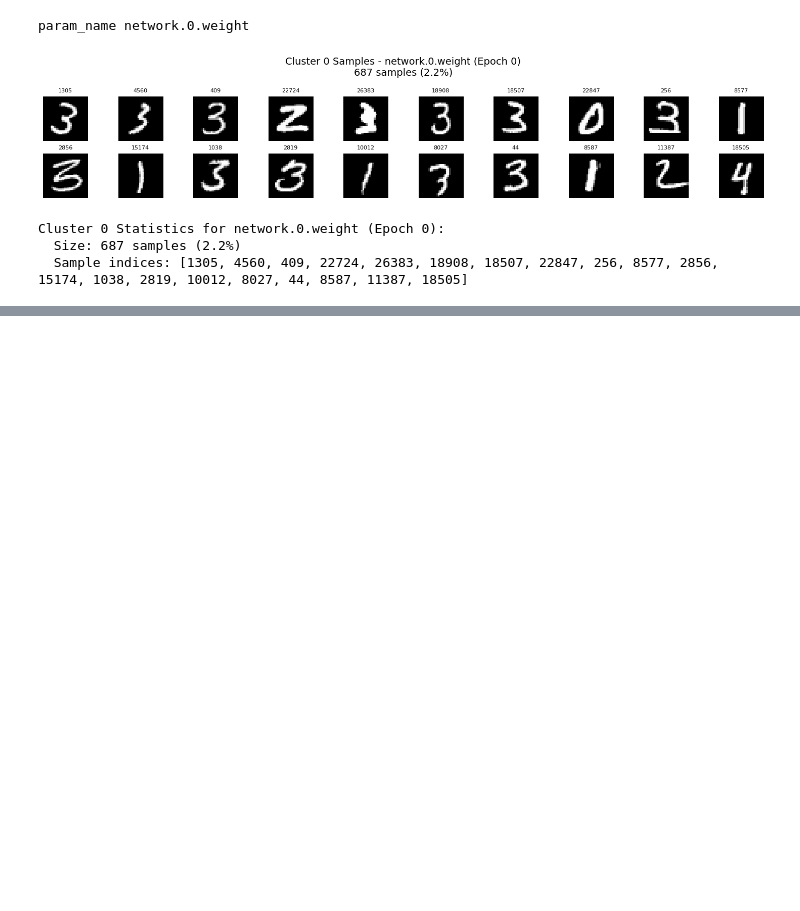
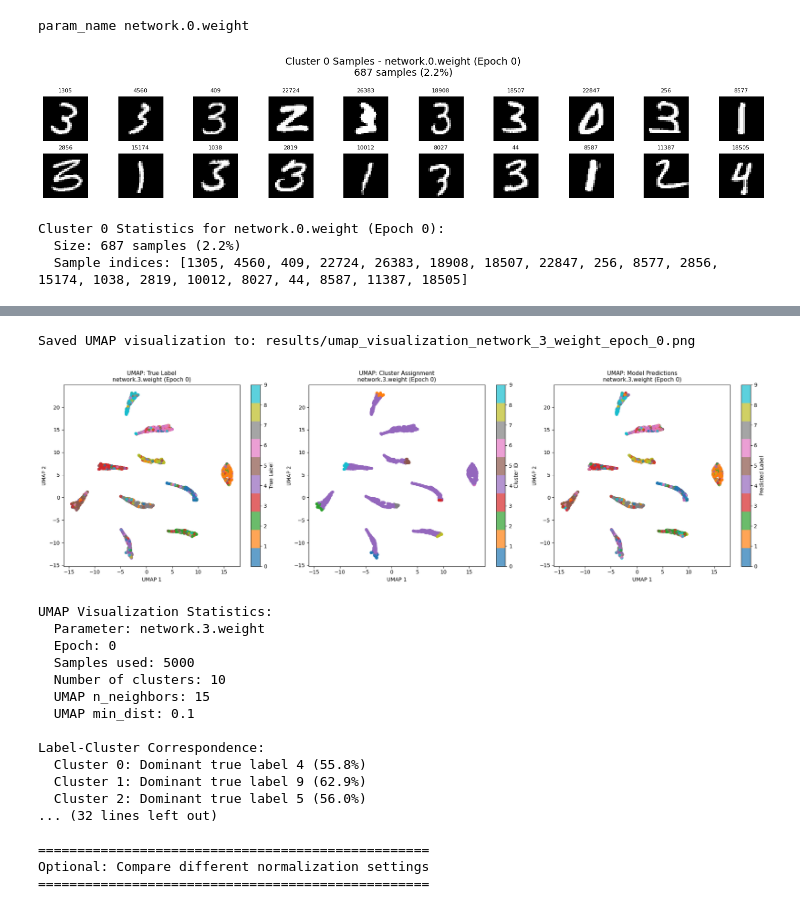
Before and after one commit to jacobcd52/shard_discovery, a Jupyter notebook: inspect_gradients.ipynb, the cells around one changed output, grey strips where cells are left out. Cells and saved outputs as stored; diff of their text form; code cells hidden in the pictures; blank space fills up the shorter version.

Commit message:
pacmap + umap

```diff
--- a/inspect_gradients.ipynb
+++ b/inspect_gradients.ipynb
@@ -230,3 +218,60 @@ Label-Cluster Correspondence:
   - Right: Points colored by model predictions
 
 Note: If true labels or predictions are missing, cluster labels will be used as fallback.
+# %%
+from cluster_visualization import visualize_umap_gradients
+from config import Config
+
+# Create UMAP visualization using the clustering results
+print("🎨 Creating UMAP Visualization")
+print("=" * 40)
+
+# Load config to check for digit filtering
+config = Config()
+
+# Use the same parameter and clustering results from previous cells
+print(f"Creating UMAP visualization for: {param_name}")
+print(f"Using clustering results with {clustering_results['n_clusters']} clusters")
+
+# UMAP visualization with filtering options
+# Filtering parameters (adjust these as needed)
+start_fraction = 0.8    # Start from 80% through training (skip early samples)
+end_fraction = 1.0      # Use samples up to 100% (end of training)
+min_grad_percentile = 0.5  # Only use samples with gradient norm >= 0.5th percentile
+
+print(f"UMAP filtering settings:")
+print(f"  Training position: {start_fraction:.1%} to {end_fraction:.1%}")
+print(f"  Gradient percentile: >= {min_grad_percentile:.1f}%")
+
+visualize_umap_gradients(
+    clustering_results=clustering_results,
+    param_name=param_name,
+    epoch=EPOCH_TO_LOAD,
+    data_dir=GRADIENTS_DIR,
+    n_samples=5000,          # Use 5000 samples for good performance
+    n_neighbors=15,          # UMAP parameter: number of neighbors (15 is default)
+    min_dist=0.1,            # UMAP parameter: minimum distance (0.1 is default)
+    random_state=42,         # For reproducibility
+    figsize=(20, 6),         # Wide figure to show all three plots
+    config=config,           # Pass config for filtering info
+    start_fraction=start_fraction,        # Filter by training position
+    end_fraction=end_fraction,            # Filter by training position
+    min_grad_percentile=min_grad_percentile,  # Filter by gradient norm
+    normalize_gradients=False  # Set to False to use original gradient magnitudes
+)
+
+print("\n✅ UMAP visualization completed!")
+print("The visualization shows:")
+print("  - Left: Points colored by true digit labels (original digits if filtered)")
+print("  - Middle: Points colored by k-means cluster assignments")
+print("  - Right: Points colored by model predictions")
+print("\nNote: UMAP parameters can be adjusted:")
+print("  - n_neighbors: Higher values preserve more global structure (try 5-50)")
+print("  - min_dist: Lower values create tighter clusters (try 0.001-0.5)")
+print("  - normalize_gradients:0 Set to False to preserve gradient magnitudes")
+
+# Optional: Compare different UMAP parameters
+print("\n" + "="*50)
+print("Optional: Compare different normalization settings")
+print("="*50)
+# %% [output]
@@ -232,0 +295,19 @@ Note: If true labels or predictions are missing, cluster labels will be used as
+Saved UMAP visualization to: results/umap_visualization_network_3_weight_epoch_0.png
+[figure, added]
+UMAP Visualization Statistics:
+  Parameter: network.3.weight
+  Epoch: 0
+  Samples used: 5000
+  Number of clusters: 10
+  UMAP n_neighbors: 15
+  UMAP min_dist: 0.1
+
+Label-Cluster Correspondence:
+  Cluster 0: Dominant true label 4 (55.8%)
+  Cluster 1: Dominant true label 9 (62.9%)
+  Cluster 2: Dominant true label 5 (56.0%)
+... (32 lines left out)
+
+==================================================
+Optional: Compare different normalization settings
+==================================================
```
Also changed, not shown: parts of 4 cells of this notebook, 11 other files.
